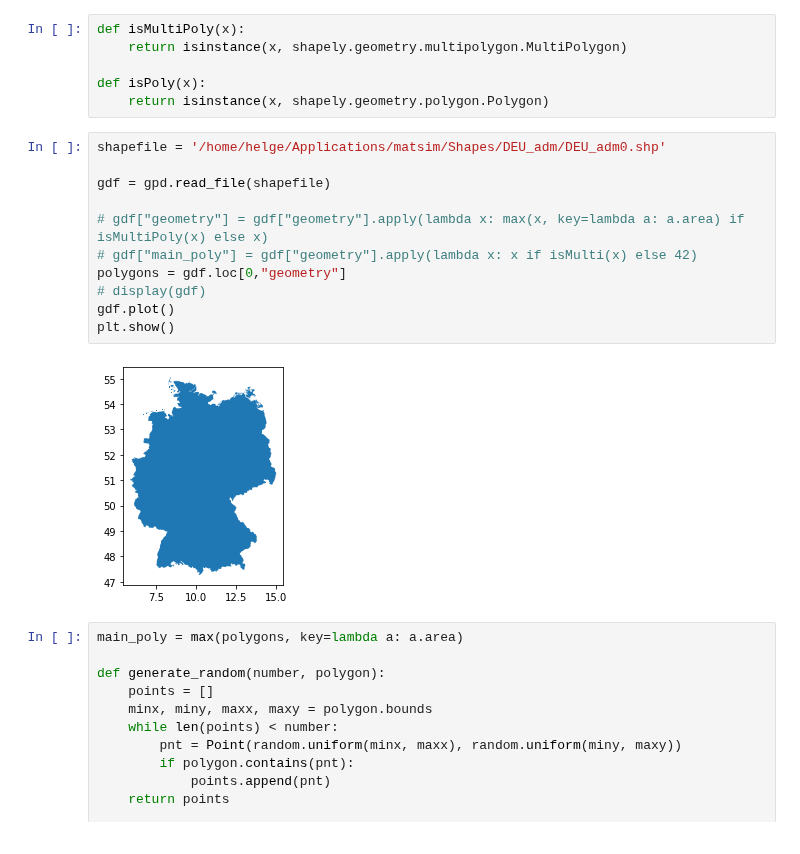
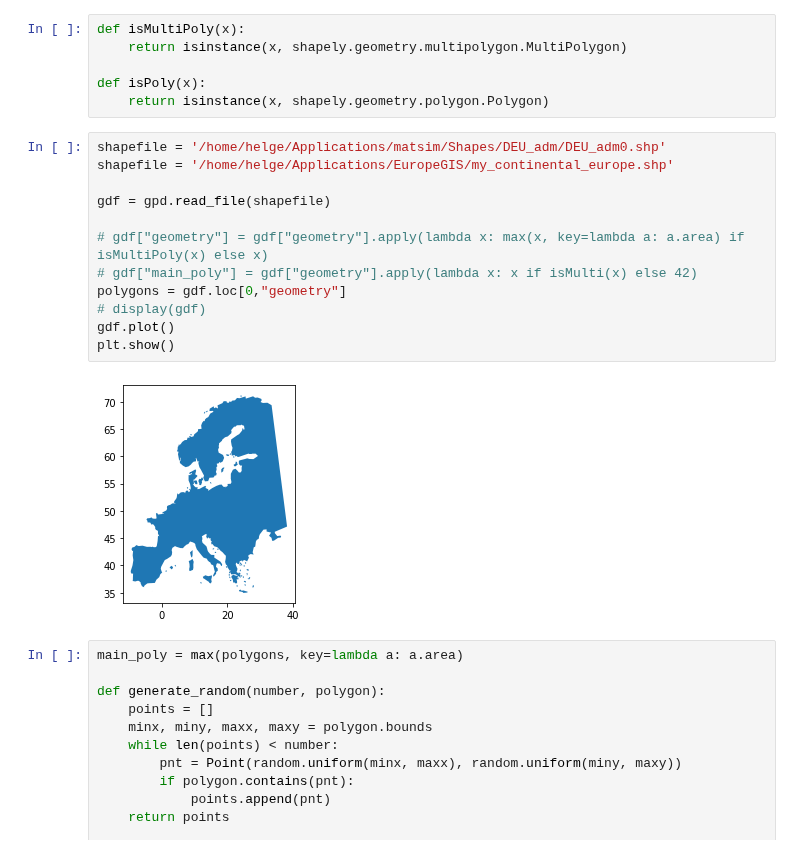
Before and after one commit to poss-group/matsim-bimodal-1, a Jupyter notebook: python_analysis/PlotGermanyAlpha.ipynb, the cells around one changed output. Cells and saved outputs as stored; diff of their text form.

```diff
--- a/python_analysis/PlotGermanyAlpha.ipynb
+++ b/python_analysis/PlotGermanyAlpha.ipynb
@@ -15,17 +15,18 @@ def isPoly(x):
     return isinstance(x, shapely.geometry.polygon.Polygon)
 # %%
 shapefile = '/home/helge/Applications/matsim/Shapes/DEU_adm/DEU_adm0.shp'
+shapefile = '/home/helge/Applications/EuropeGIS/my_continental_europe.shp'
 
 gdf = gpd.read_file(shapefile)
 
 # gdf["geometry"] = gdf["geometry"].apply(lambda x: max(x, key=lambda a: a.area) if isMultiPoly(x) else x)
 # gdf["main_poly"] = gdf["geometry"].apply(lambda x: x if isMulti(x) else 42)
 polygons = gdf.loc[0,"geometry"]
 # display(gdf)
 gdf.plot()
 plt.show()
 # %% [output]
-[figure, old version]
+[figure, new version]
 # %%
 main_poly = max(polygons, key=lambda a: a.area)
 
```
Also changed, not shown: 2 other files.
